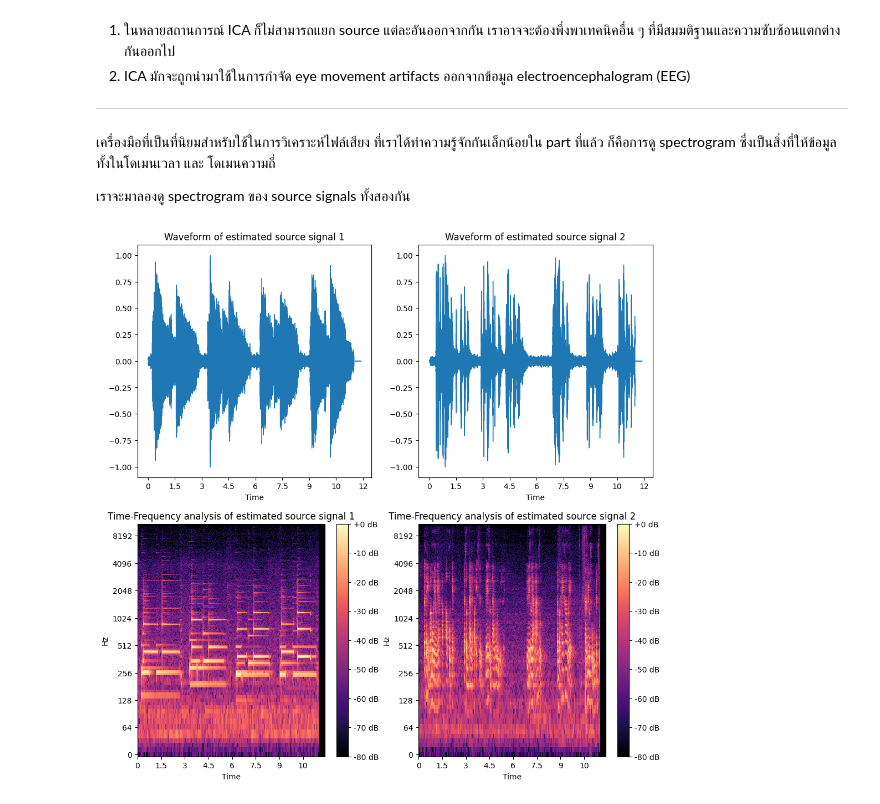
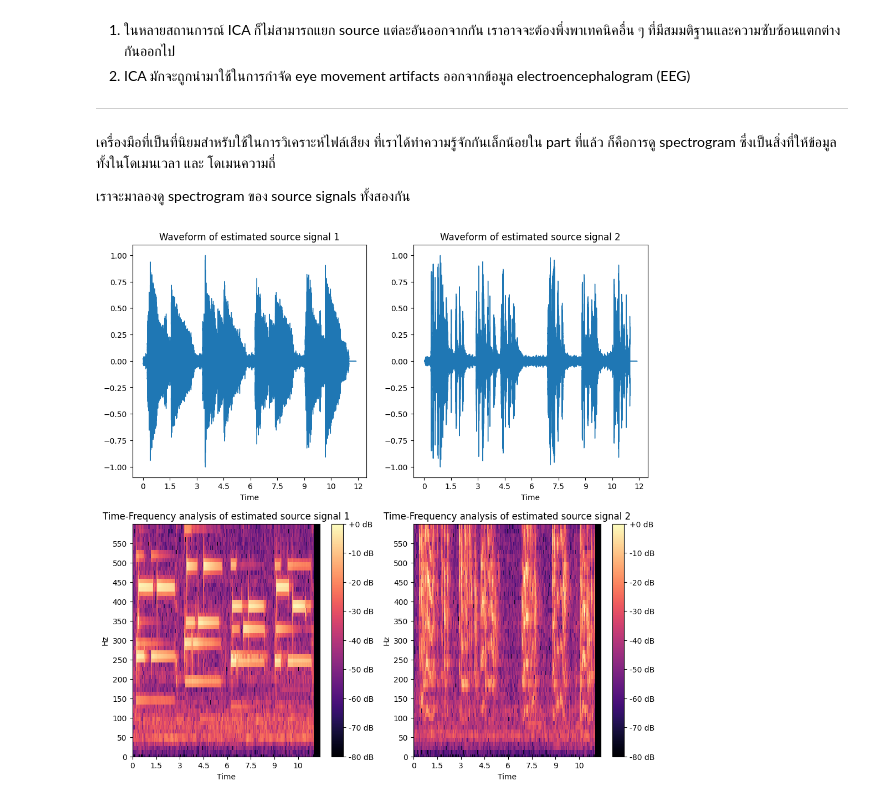
Before and after one commit to ichatnun/brainCodeCamp2023, a Jupyter notebook: Fundamentals/SignalProcessing/signal_processing_part4_application.ipynb, the cells around one changed output. Saved outputs shown, nothing was run; the diff lists cells and outputs as text; code cells hidden in the pictures.

```diff
--- a/Fundamentals/SignalProcessing/signal_processing_part4_application.ipynb
+++ b/Fundamentals/SignalProcessing/signal_processing_part4_application.ipynb
@@ -83,6 +83,6 @@ n_components = 2
 mixed_concat = np.concatenate((np.expand_dims(mixed_near_lecture, axis=-1), np.expand_dims(mixed_near_music, axis=-1)), axis=1)
 
 # ลองใช้ ICA เพื่อพยายามแยก source signals จาก mixed signals ดู
-transformer = FastICA(n_components=n_components)
+transformer = FastICA(n_components=n_components, whiten='unit-variance', random_state=128)
 source_estimated = transformer.fit_transform(mixed_concat)
 # %% [markdown]
@@ -119,18 +119,21 @@ Source 2
 # %%
 # แสดงไฟล์เสียงเป็นรูป waveform และ แสดงผลการวิเคราะห์ time-frequency analysis ด้วย spectrogram
 fig, ax = plt.subplots(2, 2, figsize=(12, 12))
 
 for idx in range(n_components):
 
     # แสดง waveform
     librosa.display.waveshow(source_estimated[:, idx], sr=sampling_rate, ax=ax[0,idx])
     ax[0,idx].set(title=f"Waveform of estimated source signal {idx+1}")
 
+
     # แสดง spectrogram
-    D = librosa.stft(source_estimated[:, idx])  # STFT of y
-    S_db = librosa.amplitude_to_db(np.abs(D), ref=np.max)
-    img = librosa.display.specshow(S_db, x_axis='time', y_axis='log', ax=ax[1,idx])
+    D = librosa.stft(source_estimated[:, idx])  # คำนวณ short-time fourier transform ของ source signal
+    S_db = librosa.amplitude_to_db(np.abs(D), ref=np.max) # แปลงหน่วยให้เป็น dB
+    img = librosa.display.specshow(S_db, sr=sampling_rate, x_axis='time', y_axis='linear', ax=ax[1,idx])
     ax[1,idx].set(title=f"Time-Frequency analysis of estimated source signal {idx+1}")
+    ax[1,idx].set_ylim(0,600)
+    ax[1,idx].set_yticks(np.arange(0,600,50))
     fig.colorbar(img, ax=ax[1,idx], format="%+2.f dB")
 # %% [output]
-[figure, old version]
+[figure, new version]
```
Also changed, not shown: parts of 4 cells of this notebook.
